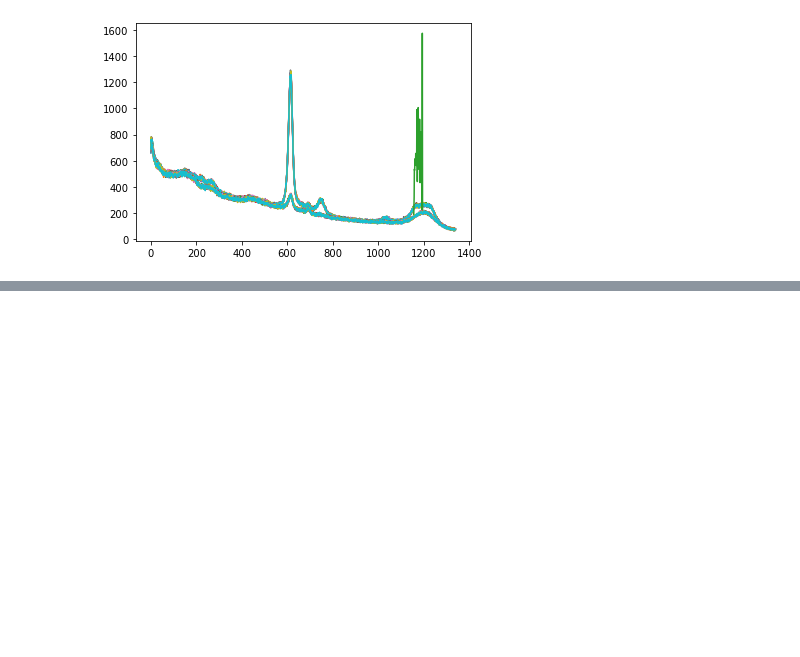
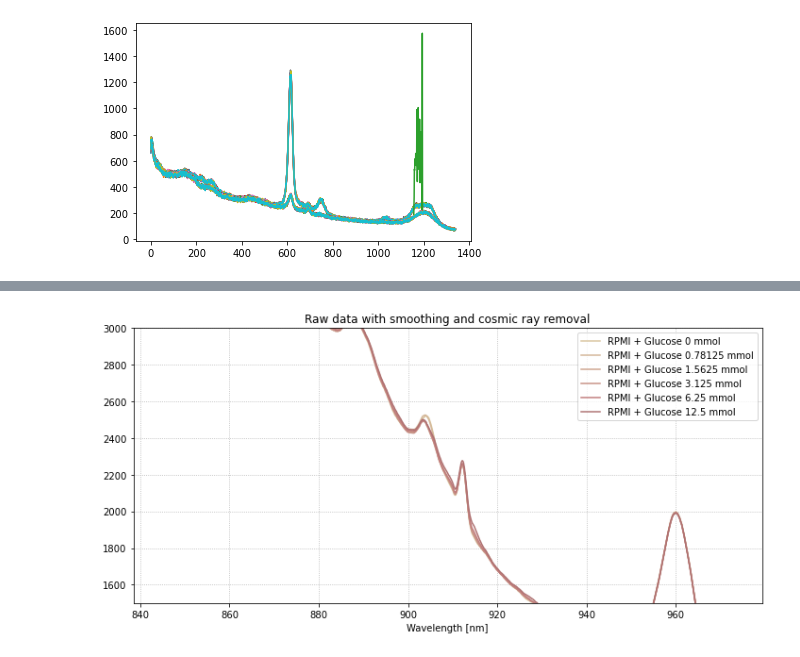
Before and after one commit to jhwnkim/fluid-auto-sampler, a Jupyter notebook: calculations/spectra_post.ipynb, the cells around one changed output, grey strips where cells are left out. Cells and saved outputs as stored; diff of their text form; code cells hidden in the pictures; blank space fills up the shorter version.

```diff
--- a/calculations/spectra_post.ipynb
+++ b/calculations/spectra_post.ipynb
@@ -159,3 +159,84 @@ plt.show()
 
 # Fcv5_test_10x1s8
 # tflask1: 25mmol tflask2: 50mmol tflask3 100mmol
+# %%
+
+import matplotlib.pyplot as plt
+from speclib.spectroscopy import *
+# analyte = '70% Ethanol'
+# analyte = 'Urea 74 mg/mL'
+analyte = 'RPMI with Glucose'
+laser=830.0
+
+
+directory = "~/Dropbox (MIT)/Biomod Spectra/Camp flow cell evaluation/Feb 04/FCv5_test_10x1s6"
+
+# (filename, number of spectra, index)
+filename_dic = {
+    'RPMI + Glucose 0 mmol':       ('~/Dropbox (MIT)/Biomod Spectra/Camp flow cell evaluation/Feb 04/FCv5_test_10x1s6', 50, 0),
+    'RPMI + Glucose 0.78125 mmol':       ('~/Dropbox (MIT)/Biomod Spectra/Camp flow cell evaluation/Feb 04/FCv5_test_10x1s6', 50, 1),
+    'RPMI + Glucose 1.5625 mmol':       ('~/Dropbox (MIT)/Biomod Spectra/Camp flow cell evaluation/Feb 04/FCv5_test_10x1s6', 50, 2),
+    'RPMI + Glucose 3.125 mmol':       ('~/Dropbox (MIT)/Biomod Spectra/Camp flow cell evaluation/Feb 04/FCv5_test_10x1s7', 50, 0),
+    'RPMI + Glucose 6.25 mmol':       ('~/Dropbox (MIT)/Biomod Spectra/Camp flow cell evaluation/Feb 04/FCv5_test_10x1s7', 50, 1),
+    'RPMI + Glucose 12.5 mmol':       ('~/Dropbox (MIT)/Biomod Spectra/Camp flow cell evaluation/Feb 04/FCv5_test_10x1s7', 50, 2),
+}
+
+data_dic = {}
+file_name = ''
+
+for key, data_loc in filename_dic.items():
+
+    if file_name != data_loc[0]: # if new file load data
+        file_name = data_loc[0]
+
+        X_all, wave = load_txt_auto_multi(file_name=file_name, acq_per_sample = data_loc[1], if_plot=False)
+
+    X = X_all[data_loc[2]]
+
+
+#     print(X.shape)
+#     print(wave.shape)
+    X_sig, X_bkg = background_remove_full(X, order=3, basis_type='poly', method='Lieber')
+    waveshift = wave_2_waveshift(wave, laser)
+
+    data_dic[key] = [waveshift, X_sig[0], wave, X]
+
+plt.figure(figsize=(10,5))
+color_idx = np.linspace(0.6, 0.3, len(data_dic))
+i=0
+for key, data in data_dic.items():
+    plt.plot(data[2], data[3], label=key, color=plt.cm.pink(color_idx[i]))
+    peak = np.max(data[3])
+    peak_wave = data[2][np.argmax(data[3])]
+    SBR = peak / data[3][np.abs(data[2]-880.0)<0.1] # signal to background peak at 880nm
+    print(SBR)
+
+    i=i+1
+
+#     plt.annotate('Peak count: {:g}\nSignal to 880nm background: {:g}'.format(peak, np.mean(SBR)), xy=(data[2][np.argmax(data[3])], peak))
+#     plt.annotate('{:g}'.format(peak), xy=(peak_wave, peak))
+plt.legend()
+plt.xlabel('Wavelength [nm]')
+plt.ylim((1500,3000))
+plt.grid(True, linestyle=':')
+plt.title('Raw data with smoothing and cosmic ray removal')
+plt.tight_layout()
+plt.show()
+
+
+plt.figure(figsize=(10,5))
+i=0
+for key, data in data_dic.items():
+    plt.plot(data[0], data[1], label=key, color=plt.cm.pink(color_idx[i]))
+    i = i+1
+plt.ylim((0,1000))
+# plt.legend(bbox_to_anchor=(1.05, 1), loc='upper left', borderaxespad=0.)
+plt.legend()
+plt.xlabel('Raman Shift [cm$^{-1}$]')
+plt.grid(True, linestyle=':')
+plt.title('Background removed')
+plt.tight_layout()
+plt.show()
+
+print(data_dic.items)
+# %% [output]
@@ -161,0 +249 @@ plt.show()
+[figure, added]
```
Also changed, not shown: parts of 2 cells of this notebook, 1 other file.
